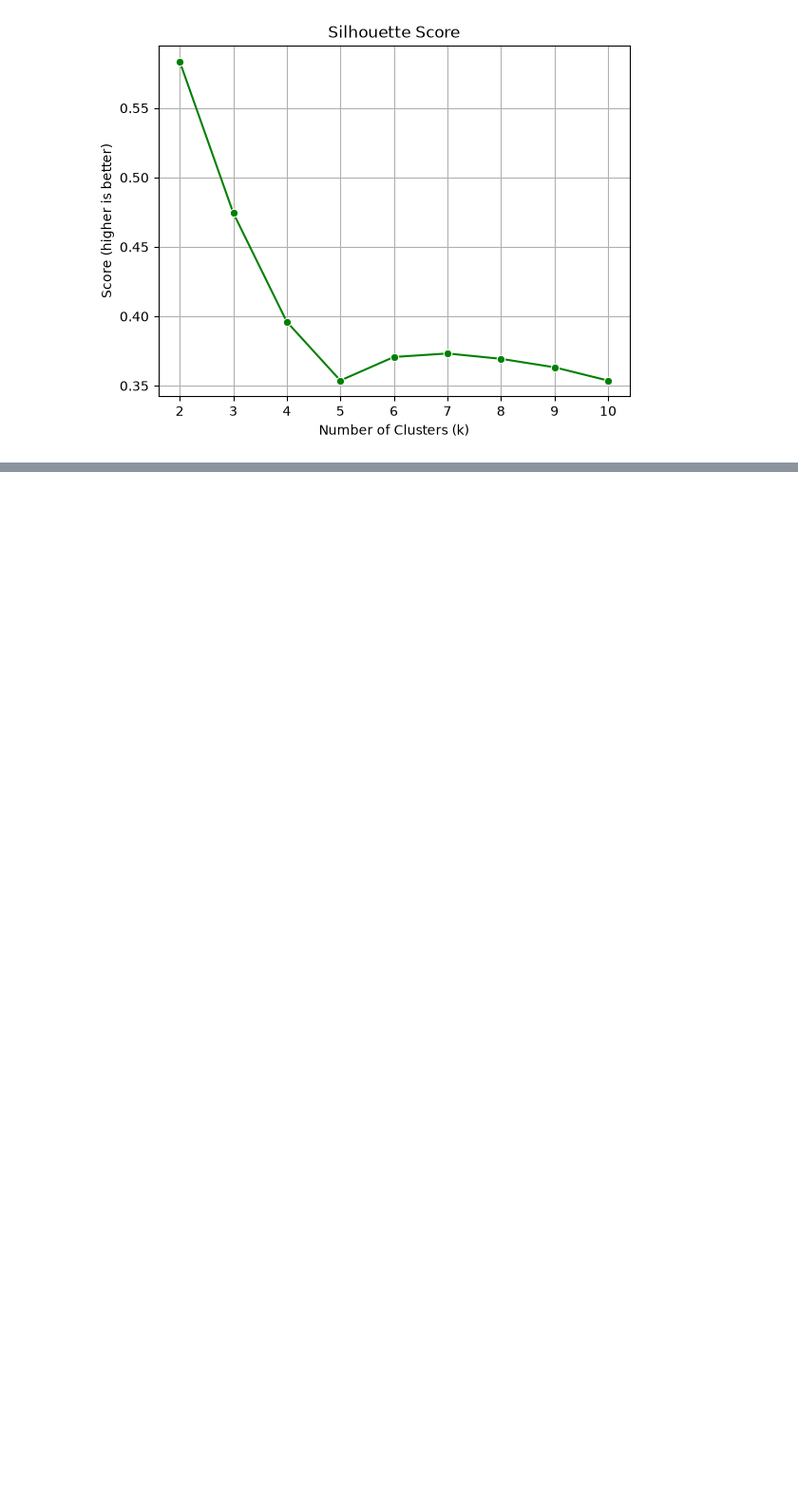
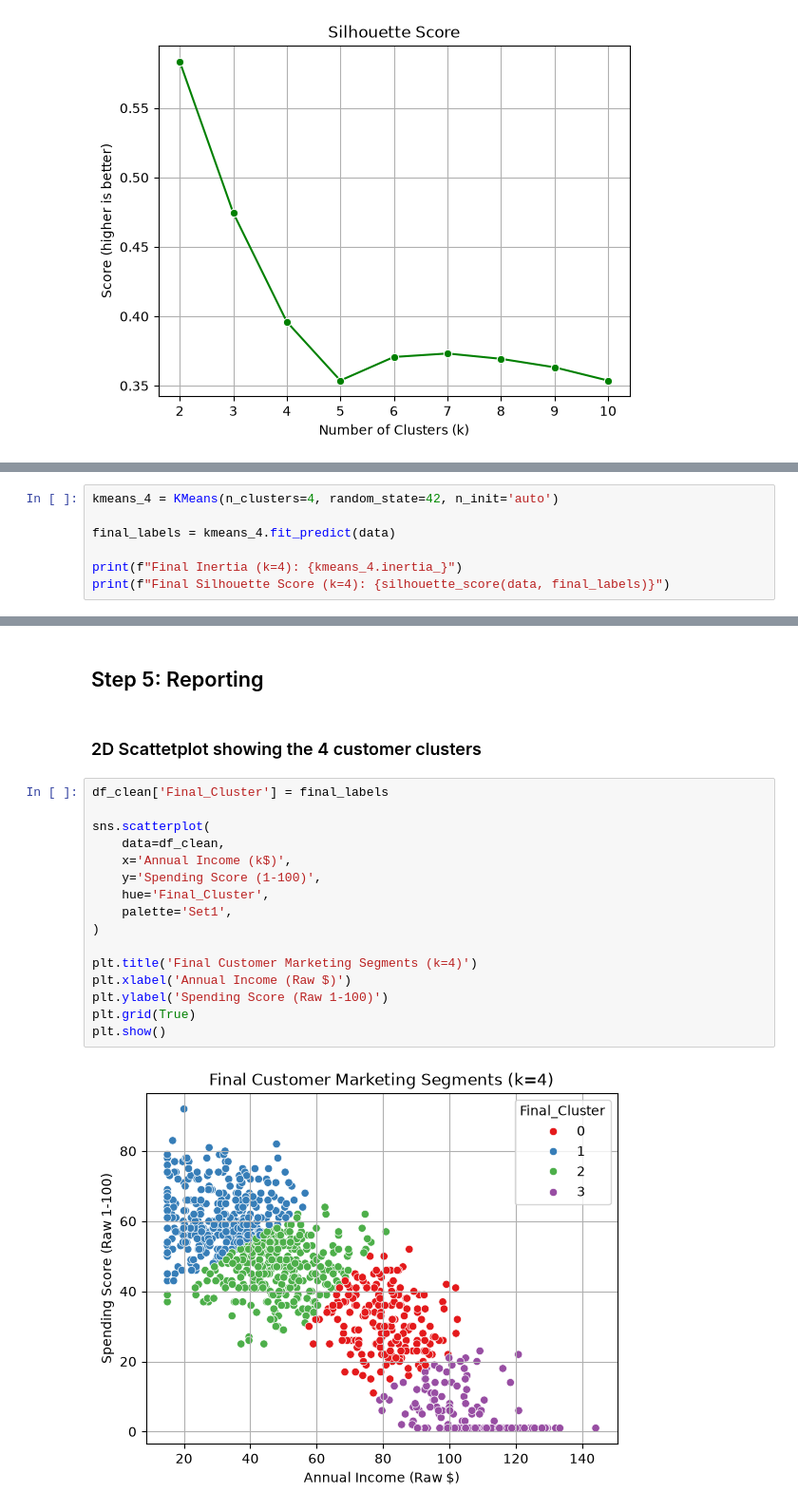
Before and after one commit to quantwothree/store-customers-segmentation, a Jupyter notebook: store-customers-segmentation.ipynb, the cells around one changed output, grey strips where cells are left out. Shown at 95% size. Saved outputs shown, nothing was run; the diff lists cells and outputs as text; blank space fills up the shorter version.

Commit message:
wip: step 5: reporting

```diff
--- a/store-customers-segmentation.ipynb
+++ b/store-customers-segmentation.ipynb
@@ -234,0 +281,7 @@ plt.show()
+# %%
+kmeans_4 = KMeans(n_clusters=4, random_state=42, n_init='auto')
+
+final_labels = kmeans_4.fit_predict(data)
+
+print(f"Final Inertia (k=4): {kmeans_4.inertia_}")
+print(f"Final Silhouette Score (k=4): {silhouette_score(data, final_labels)}")
@@ -234,0 +299,22 @@ plt.show()
+# %% [markdown]
+## Step 5: Reporting
+# %% [markdown]
+### 2D Scattetplot showing the 4 customer clusters ###
+# %%
+df_clean['Final_Cluster'] = final_labels
+
+sns.scatterplot(
+    data=df_clean,
+    x='Annual Income (k$)',
+    y='Spending Score (1-100)',
+    hue='Final_Cluster',
+    palette='Set1',
+)
+
+plt.title('Final Customer Marketing Segments (k=4)')
+plt.xlabel('Annual Income (Raw $)')
+plt.ylabel('Spending Score (Raw 1-100)')
+plt.grid(True)
+plt.show()
+# %% [output]
+[figure, added]
```
Also changed, not shown: parts of 15 cells of this notebook.
